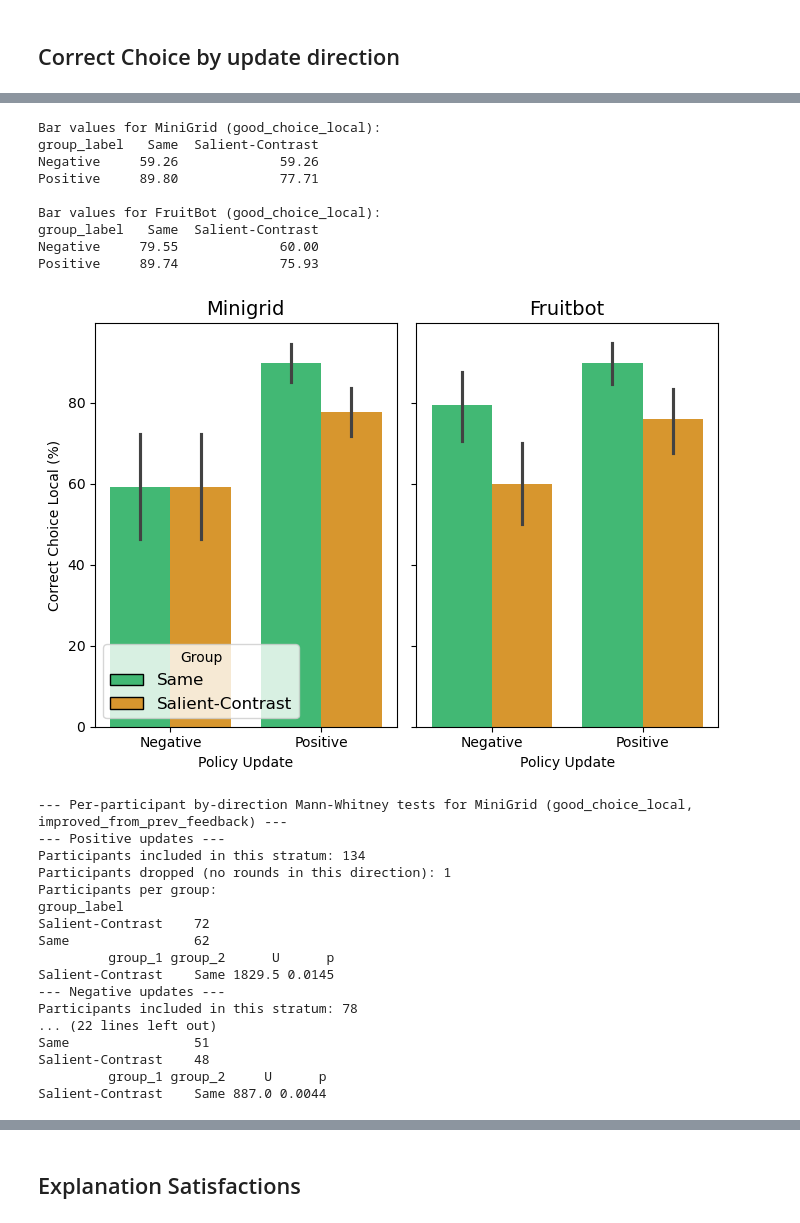
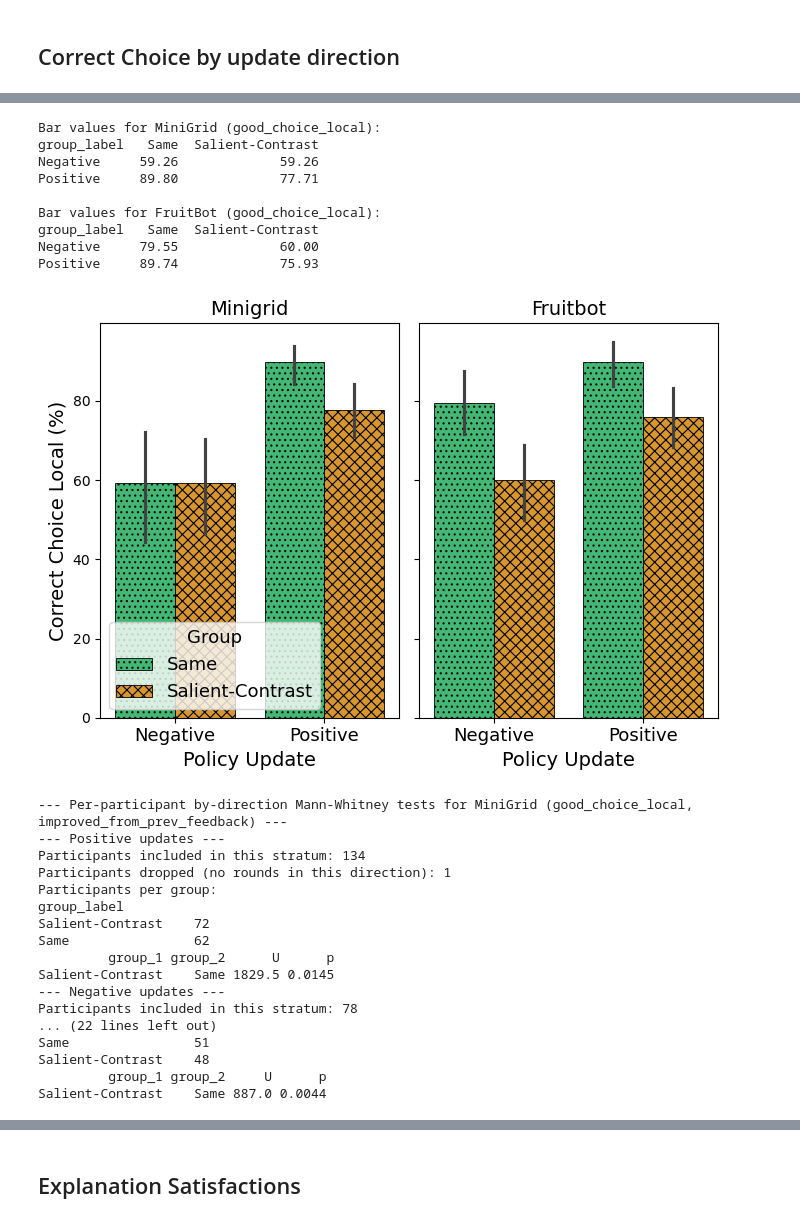
Before and after one commit to matansol/dpu_fruitbot, a Jupyter notebook: experiments/combined_results/paper data/Assessment-Loop plots.ipynb, the cells around one changed output, grey strips where cells are left out. Drawn from its saved outputs; the diff is of its cells as text; code cells hidden in the pictures.

Commit message:
small changes in plots

```diff
--- a/experiments/combined_results/paper data/Assessment-Loop plots.ipynb
+++ b/experiments/combined_results/paper data/Assessment-Loop plots.ipynb
@@ -394,7 +349,8 @@ Salient-Contrast             Same 2095.0 0.0006
 # %%
 # Plot: Correct Choice (Local) by Update Direction -- Same vs Salient-Contrast
 
-def plot_correct_choice_by_update_direction(choices_results, correct_choice_type: str, improved_from_type: str, mannwhitneyu_type='two-sided'):
+def plot_correct_choice_by_update_direction(choices_results, correct_choice_type: str, improved_from_type: str,
+                                            mannwhitneyu_type='two-sided', save_path=None):
     if correct_choice_type not in ['good_choice_local', 'good_choice_global', 'good_choice_demo']:
         print(f"Invalid correct_choice_type: {correct_choice_type}.")
         return
@@ -435,33 +391,30 @@ def plot_correct_choice_by_update_direction(choices_results, correct_choice_type
             palette=colors_palette[4-len(groups_include):4],
             ax=ax,
         )
-
-        apply_hatches(
-            ax,
-            hue_levels=groups_include,
-            hatch_map=group_hatch_map,
-            use_hatches=USE_HATCHES,
-        )
-
+        # Grayscale-safe hatch textures (same per-condition mapping as the other figures).
+        apply_bar_hatches(ax, condition_hatches)
         correct_choice_name = 'Local'
         if correct_choice_type == 'good_choice_global':
             correct_choice_name = 'Generalized'
         ax.set_title(env.capitalize(), fontsize=14)
-        ax.set_xlabel('Policy Update')
-        ax.set_ylabel(f'Correct Choice {correct_choice_name} (%)' if ax is axes[0] else '')
-        ax.set_xticklabels(['Negative', 'Positive'])
+        ax.set_xlabel('Policy Update', fontsize=14)
+        ax.set_ylabel(f'Correct Choice {correct_choice_name} (%)' if ax is axes[0] else '', fontsize=14)
+        ax.set_xticklabels(['Negative', 'Positive'], fontsize=13)
 
         if ax is not axes[0]:
             ax.legend_.remove()
 
-    legend_handles = build_hatched_legend_handles(
-        axes[0],
-        levels=groups_include,
-        hatch_map=group_hatch_map,
-        use_hatches=USE_HATCHES,
-    )
-    axes[0].legend(handles=legend_handles, title='Group', fontsize=12)
+    handles, labels = axes[0].get_legend_handles_labels()
+    desired_order = groups_include  # ['Same', 'Salient-Contrast']
+    legend_handles = [
+        style_legend_handle(handles[labels.index(g)], condition_hatches.get(g, ''))
+        for g in desired_order if g in labels
+    ]
+
+    axes[0].legend(handles=legend_handles, title='Group', fontsize=13, title_fontsize=13)
     plt.tight_layout()
+    if save_path:
+        plt.savefig(f"{out_dir}/{save_path}.pdf", bbox_inches='tight')
     plt.show()
 
     # Per-participant per-direction aggregation:
@@ -503,18 +456,19 @@ def plot_correct_choice_by_update_direction(choices_results, correct_choice_type
                 test_type=mannwhitneyu_type,
             )
 # %%
-plot_correct_choice_by_update_direction(choices_results, 'good_choice_local', 'improved_from_prev_feedback', mannwhitneyu_type='less')
+plot_correct_choice_by_update_direction(choices_results, 'good_choice_local', 'improved_from_prev_feedback',
+                                        mannwhitneyu_type='less', save_path='correct_choice_local_by_update_direction')
 # %% [output]
 Bar values for MiniGrid (good_choice_local):
 group_label   Same  Salient-Contrast
 Negative     59.26             59.26
 Positive     89.80             77.71
 
 Bar values for FruitBot (good_choice_local):
 group_label   Same  Salient-Contrast
 Negative     79.55             60.00
 Positive     89.74             75.93
-[figure, old version]
+[figure, new version]
 --- Per-participant by-direction Mann-Whitney tests for MiniGrid (good_choice_local, improved_from_prev_feedback) ---
 --- Positive updates ---
 Participants included in this stratum: 134
```
Also changed, not shown: parts of 15 cells of this notebook, 3 other files.
